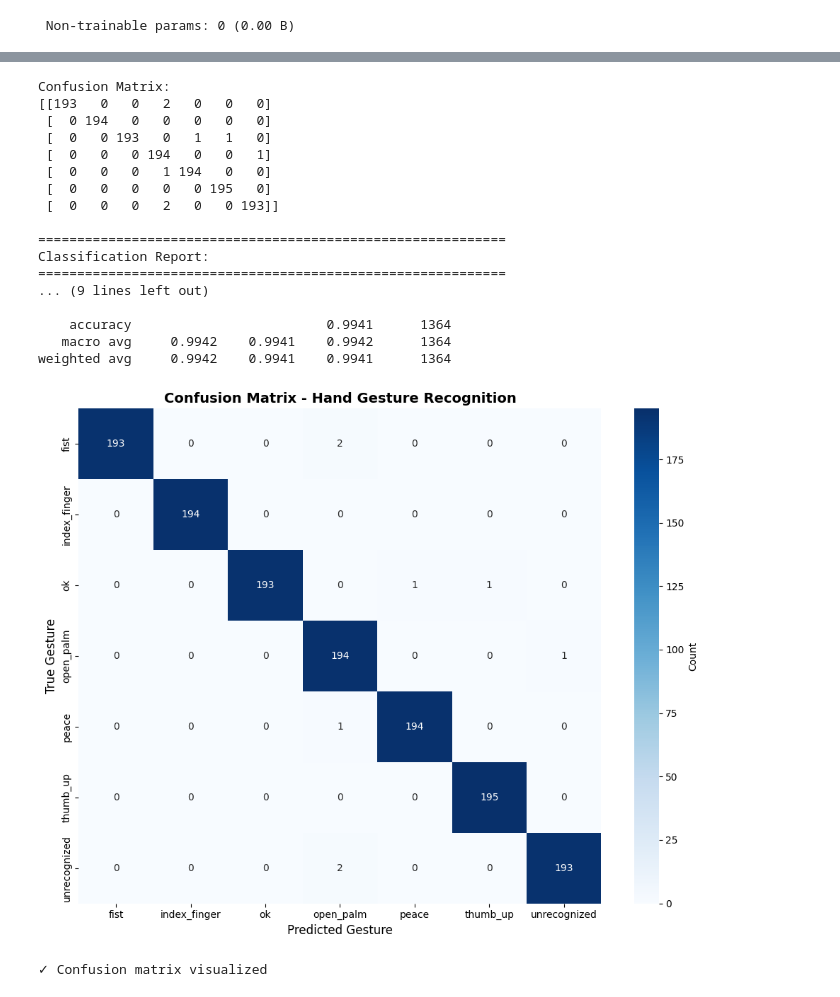
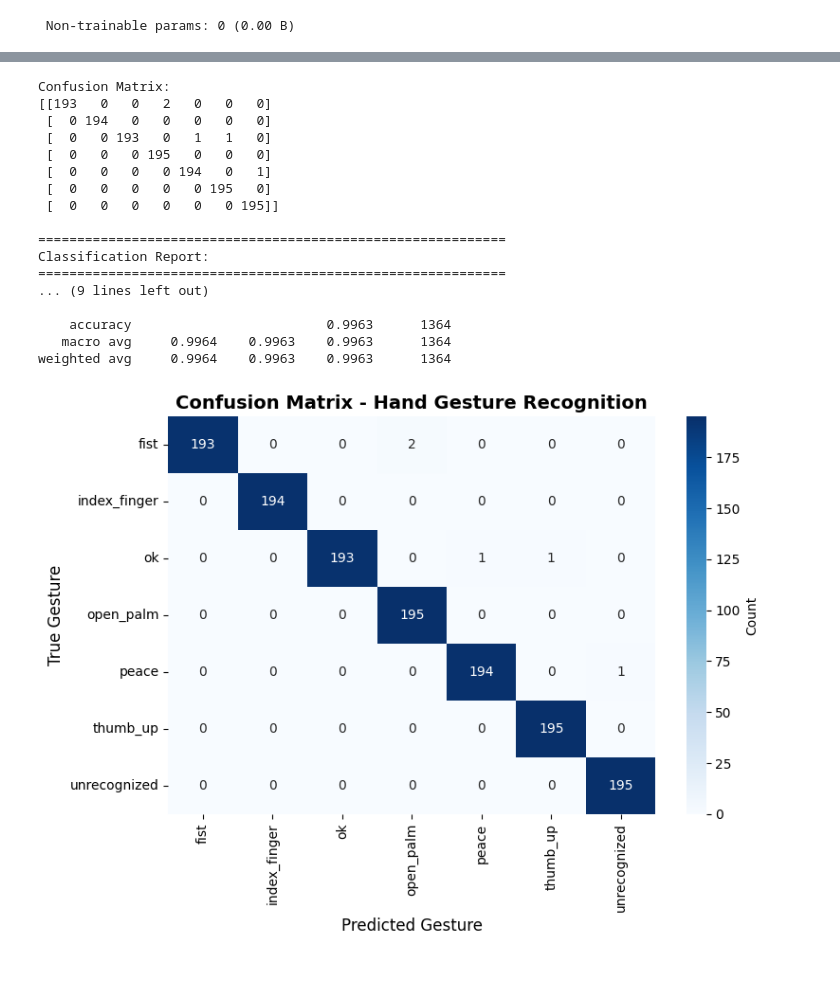
Before and after one commit to LaimengEung/mediapipe-hand-pose-recognition, a Jupyter notebook: training_model.ipynb, the cells around one changed output, grey strips where cells are left out. Cells and saved outputs as stored; diff of their text form; code cells hidden in the pictures.

```diff
--- a/training_model.ipynb
+++ b/training_model.ipynb
@@ -29,7 +29,7 @@ tf.random.set_seed(42)
 - Features: 63 normalized hand landmark coordinates (21 joints x 3 dimensions)
 - Labels: 6 gesture classes (fist, index_finger, OK, open_palm, peace, thumb_up)
 # %%
-df = pd.read_csv('merged_dataset/merged_dataset.csv')
+df = pd.read_csv('merged_dataset/merged_dataset_cleaned.csv')
 
 X = df.iloc[:, :63].values     # All rows, first 63 columns (features)
 y = df.iloc[:, 63].values      # All rows, last (63) column (labels)
@@ -54,33 +54 @@ unrecognized    2604
 Name: count, dtype: int64
-# %%
-# Load your dataset (already mixed with 6 classes + unrecognized)
-df = pd.read_csv('merged_dataset/merged_dataset.csv')
-
-print(f"Original dataset size: {len(df)}")
-
-# Separate unrecognized and other classes
-unrecognized_df = df[df.iloc[:, 63] == "unrecognized"]
-other_classes_df = df[df.iloc[:, 63] != "unrecognized"]
-
-print(f"Unrecognized samples: {len(unrecognized_df)}")
-print(f"Other classes samples: {len(other_classes_df)}")
-
-# Limit unrecognized to 1299
-unrecognized_limited = unrecognized_df.sample(n=1299, random_state=42)
-
-print(f"Unrecognized limited to: {len(unrecognized_limited)}")
-
-# Combine back together
-df_combined = pd.concat([other_classes_df, unrecognized_limited], ignore_index=True)
-
-print(f"\nNew dataset size: {len(df_combined)}")
-print(f"Class distribution:\n{pd.Series(df_combined.iloc[:, 63]).value_counts()}")
-
-# Count samples per gesture class
-print("\nSamples per Gesture Class:")
-class_distribution = pd.Series(y).value_counts().sort_index()
-print(class_distribution)
-
-# Now extract X and y from the balanced dataset
-X = df_combined.iloc[:, :63].values
-y = df_combined.iloc[:, 63].values
@@ -331,7 +285,7 @@ Model: "sequential"
 history = model.fit(
     X_train, y_train,
     validation_data=(X_val, y_val),
-    epochs=30,
+    epochs=40,
     batch_size=16,   # standard power of 2 (n^2) batch size
     verbose=1,
     callbacks=[
@@ -460,33 +414,31 @@ Confusion Matrix:
 [[193   0   0   2   0   0   0]
  [  0 194   0   0   0   0   0]
  [  0   0 193   0   1   1   0]
- [  0   0   0 194   0   0   1]
- [  0   0   0   1 194   0   0]
+ [  0   0   0 195   0   0   0]
+ [  0   0   0   0 194   0   1]
  [  0   0   0   0   0 195   0]
- [  0   0   0   2   0   0 193]]
+ [  0   0   0   0   0   0 195]]
 
 ============================================================
 Classification Report:
 ============================================================
 ... (9 lines left out)
 
-    accuracy                         0.9941      1364
-   macro avg     0.9942    0.9941    0.9942      1364
-weighted avg     0.9942    0.9941    0.9941      1364
+    accuracy                         0.9963      1364
+   macro avg     0.9964    0.9963    0.9963      1364
+weighted avg     0.9964    0.9963    0.9963      1364
 # %%
 # Visualize Confusion Matrix
-plt.figure(figsize=(10, 8))
+plt.figure(figsize=(8, 6))
 sns.heatmap(cm, annot=True, fmt='d', cmap='Blues',
             xticklabels=label_encoder.classes_,
             yticklabels=label_encoder.classes_,
             cbar_kws={'label': 'Count'})
+
 plt.title('Confusion Matrix - Hand Gesture Recognition', fontsize=14, fontweight='bold')
 plt.xlabel('Predicted Gesture', fontsize=12)
 plt.ylabel('True Gesture', fontsize=12)
 plt.tight_layout()
 plt.show()
-
-print("✓ Confusion matrix visualized")
 # %% [output]
-[figure, old version]
+[figure, new version]
-✓ Confusion matrix visualized
```
Also changed, not shown: parts of 7 cells of this notebook.
